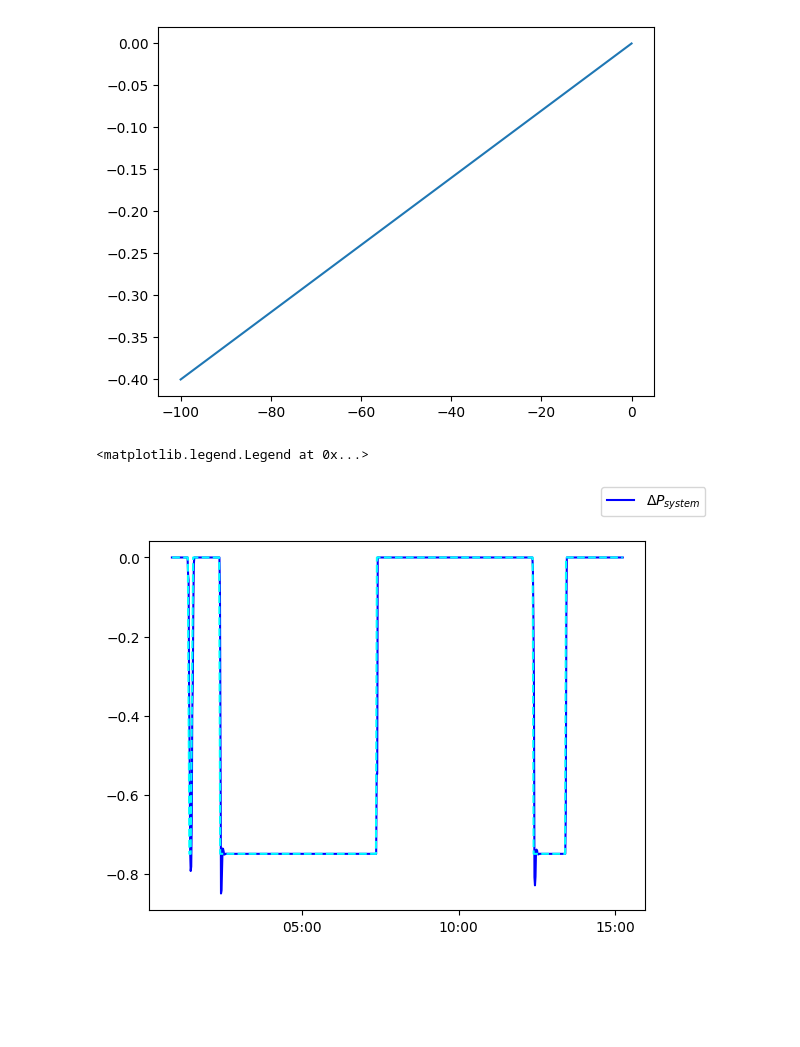
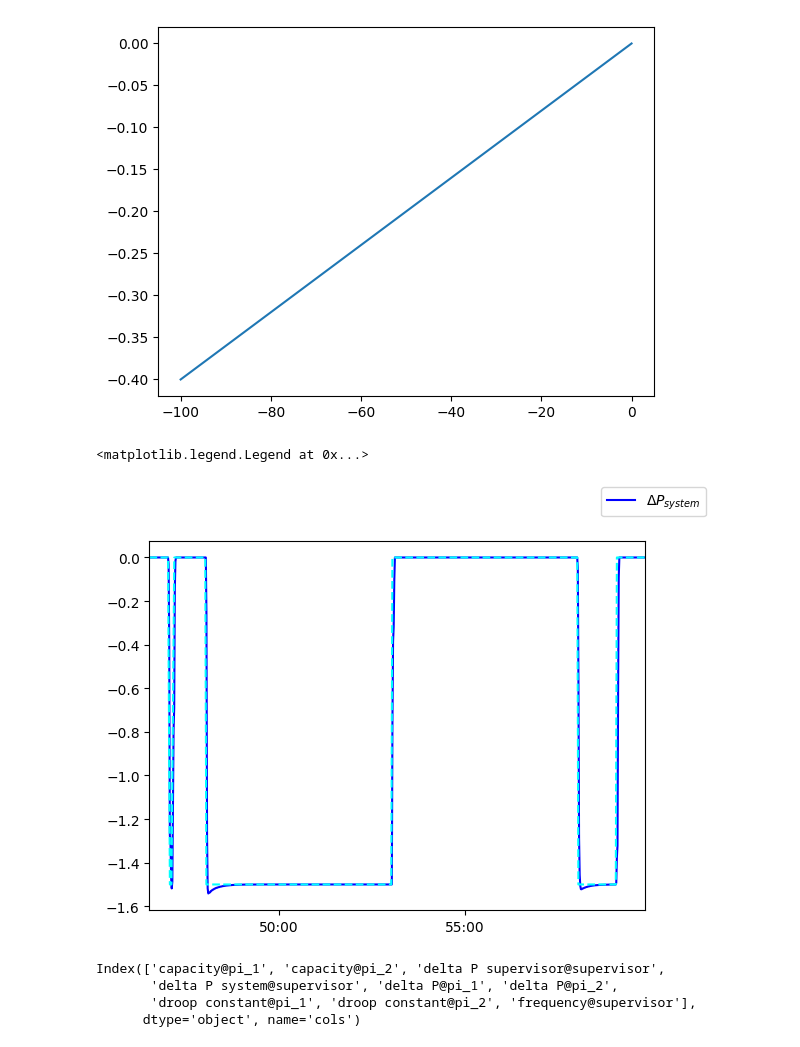
Before and after one commit to MortenHay/Bachelor, a Jupyter notebook: miscplotting.ipynb, the cells around one changed output. Saved outputs shown, nothing was run; the diff lists cells and outputs as text; code cells hidden in the pictures; blank space fills up the shorter version.

```diff
--- a/miscplotting.ipynb
+++ b/miscplotting.ipynb
@@ -62,7 +62,7 @@ df_resampled = df_pivot.resample("s").mean()
 df_resampled = df_resampled.interpolate()
 # %%
 test = synthetics.FastRampTest(start)
-active_bid = 0.75
+active_bid = 1.5
 ts = np.arange(start,stop,dt.timedelta(seconds=0.1)).astype(dt.datetime)
 fs = np.array([test.measure_frequency(t) for t in ts])
 dfs = fs-50.1
@@ -71,14 +71,21 @@ dPs = np.array([clamp(-df/R,-active_bid,0) for df in dfs])
 # %%
 fig,ax1 = plt.subplots()
 
 ax1.plot(df_resampled.index,df_resampled['delta P system@supervisor'],label = r'$\Delta P_{system}$',color='b')
 ax1.plot(ts,dPs, color='cyan',linestyle='--')
-#ax1.set_xlim(ts[6800],ts[-1])
+ax1.set_xlim(ts[0],ts[8000])
 #ax2 = ax1.twinx()
 #ax2.plot(df_resampled.index,df_resampled['frequency@supervisor'],label = r'Frequency',color='r')
 #ax2.plot(ts,fs,linestyle='--',color='r')
 ax1.xaxis.set_major_formatter(mdates.DateFormatter('%M:%S'))
 fig.legend()
 # %% [output]
 <matplotlib.legend.Legend at 0x...>
-[figure, old version]
+[figure, new version]
+# %%
+df_resampled.columns
+# %% [output]
+Index(['capacity@pi_1', 'capacity@pi_2', 'delta P supervisor@supervisor',
+       'delta P system@supervisor', 'delta P@pi_1', 'delta P@pi_2',
+       'droop constant@pi_1', 'droop constant@pi_2', 'frequency@supervisor'],
+      dtype='object', name='cols')
```
Also changed, not shown: parts of 3 cells of this notebook, 4 other files.
